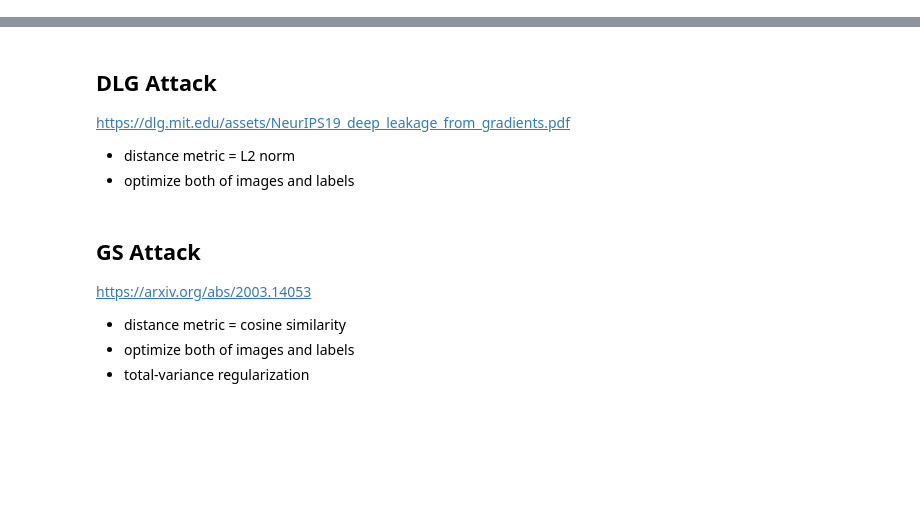
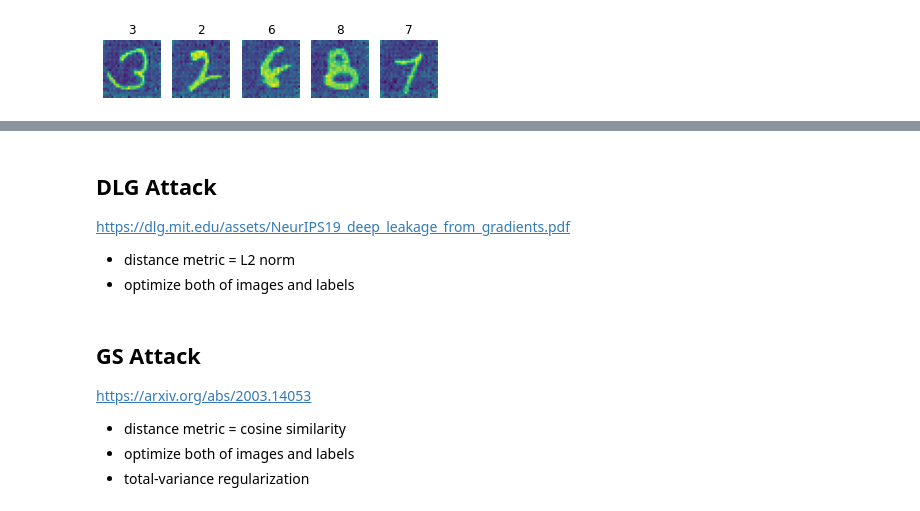
Before and after one commit to hiepvo01/TRUSTCOM2022, a Jupyter notebook: GradientInversion/gradientInversion.ipynb, the cells around one changed output, grey strips where cells are left out. Saved outputs shown, nothing was run; the diff lists cells and outputs as text; code cells hidden in the pictures; blank space fills up the shorter version.

```diff
--- a/GradientInversion/gradientInversion.ipynb
+++ b/GradientInversion/gradientInversion.ipynb
@@ -96,0 +98,96 @@ torch.Size([32, 32, 3])
+# %%
+import torch
+import torch.nn as nn
+import torchvision
+import torchvision.transforms as transforms
+from torchvision.utils import save_image
+import matplotlib.pyplot as plt
+
+from aijack.attack import GradientInversion_Attack
+
+class LeNet(nn.Module):
+    def __init__(self, channel=1, hideen=588, num_classes=10):
+        super(LeNet, self).__init__()
+        act = nn.Sigmoid
+        self.body = nn.Sequential(
+            nn.Conv2d(channel, 12, kernel_size=5, padding=5 // 2, stride=2),
+            nn.BatchNorm2d(12),
+            act(),
+            nn.Conv2d(12, 12, kernel_size=5, padding=5 // 2, stride=2),
+            nn.BatchNorm2d(12),
+            act(),
+            nn.Conv2d(12, 12, kernel_size=5, padding=5 // 2, stride=1),
+            nn.BatchNorm2d(12),
+            act(),
+        )
+        self.fc = nn.Sequential(
+            nn.Linear(hideen, num_classes)
+        )
+
+    def forward(self, x):
+        out = self.body(x)
+        out = out.view(out.size(0), -1)
+        out = self.fc(out)
+        return out
+
+batch_size = 5
+device = torch.device("cuda:0" if torch.cuda.is_available() else "cpu")
+
+train_loader = [torch.utils.data.DataLoader(x, batch_size=batch_size, shuffle=True) for x in torch.load('../data/MNIST.pth')]
+
+generated_images = []
+generated_labels = []
+
+for i in range(2):
+    client_img = []
+    client_label = []
+    dataiter = iter(train_loader[i])
+    # for batch_idx in range(len(train_loader[i])):
+    for batch_idx in range(3):
+        print("Client "+ str(i) +" | batch "+str(batch_idx) + " | total imgs " + str(len(client_img)))
+        images, labels = dataiter.next()
+        images = images.cuda()
+        labels = labels.cuda()
+
+        criterion = nn.CrossEntropyLoss()
+        # net = LeNet(channel=3, hideen=768, num_classes=10)
+        net = LeNet(channel=1, num_classes=10)
+        net.to(device)
+        pred = net(images[:batch_size])
+        loss = criterion(pred, labels[:batch_size])
+        received_gradients = torch.autograd.grad(loss, net.parameters())
+        received_gradients = [cg.detach() for cg in received_gradients]
+
+        gradinversion = GradientInversion_Attack(net, (1, 28, 28), num_iteration=1000,
+                                            lr=1e2, log_interval=0,
+                                            optimizer_class=torch.optim.SGD,
+                                            distancename="l2", optimize_label=False,
+                                            bn_reg_layers=[net.body[1], net.body[4], net.body[7]],
+                                            group_num = 3,
+                                            tv_reg_coef=0.00, l2_reg_coef=0.0001,
+                                            bn_reg_coef=0.001, gc_reg_coef=0.001, device=device)
+
+        result = gradinversion.group_attack(received_gradients, batch_size=batch_size)
+
+        fig = plt.figure()
+        for bid in range(batch_size):
+            test_img = torch.from_numpy(((sum(result[0]) / len(result[0])).cpu().detach().numpy()[bid]))
+            img1 = test_img.swapaxes(0,1)
+            img1 = img1.swapaxes(1,2)
+            ax1 = fig.add_subplot(2, batch_size, bid+1)
+            test_img = torch.from_numpy(((sum(result[0]) / len(result[0])).cpu().detach().numpy()[bid]))
+            img1 = test_img.swapaxes(0,1)
+            img1 = img1.swapaxes(1,2)
+            ax1.imshow(torchvision.utils.make_grid(img1))
+            ax1.set_title(result[1][0][bid].item())
+            ax1.axis("off")
+
+            client_img.append(img1)
+            label = result[1][0][bid].item()
+            client_label.append(label)
+        plt.show()
+    generated_images.append(client_img)
+    generated_labels.append(client_label)
+torch.save(generated_images, 'generated_images1.pth')
+torch.save(generated_labels, 'generated_labels1.pth')
+# %% [output]
@@ -96,0 +195 @@ torch.Size([32, 32, 3])
+[figure, added]
```
Also changed, not shown: parts of 3 cells of this notebook, 6 other files.
